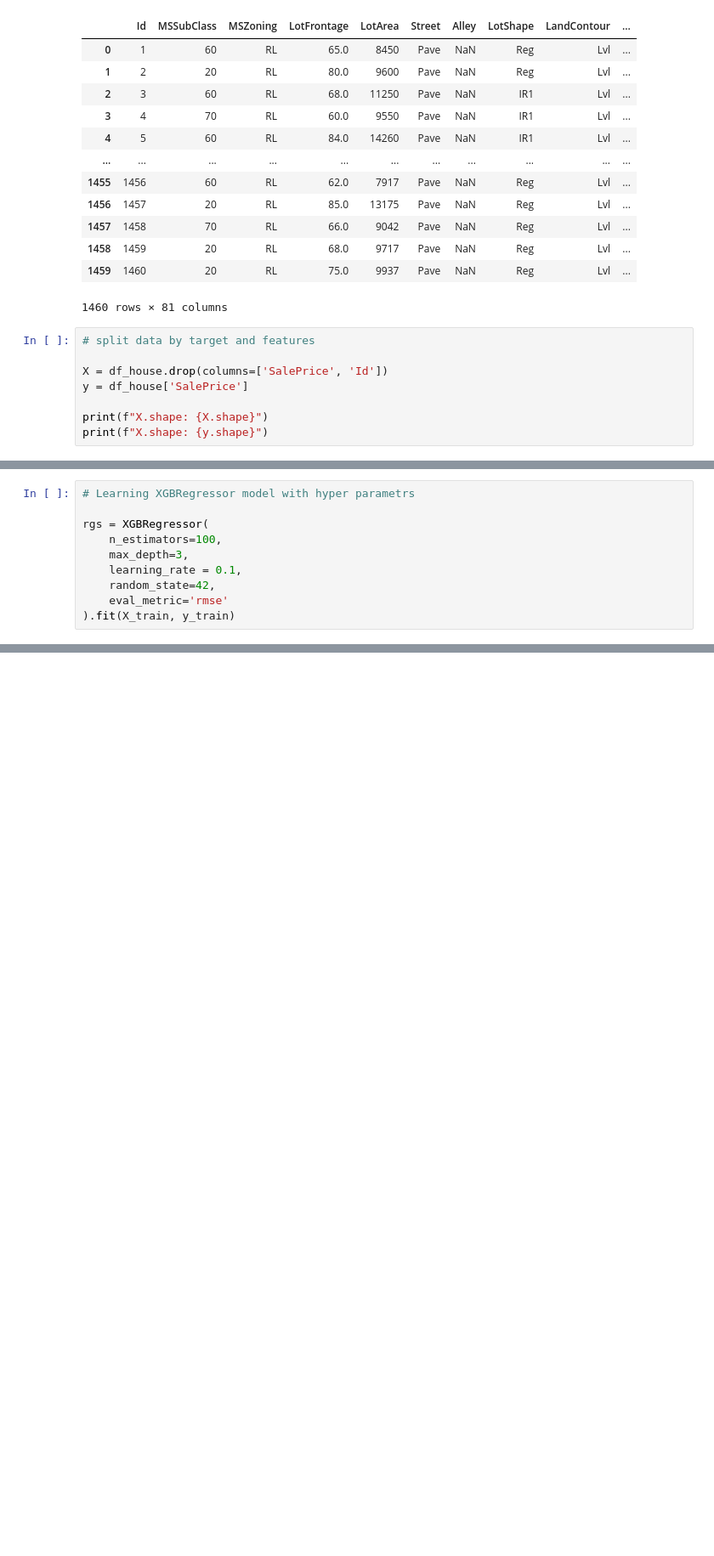
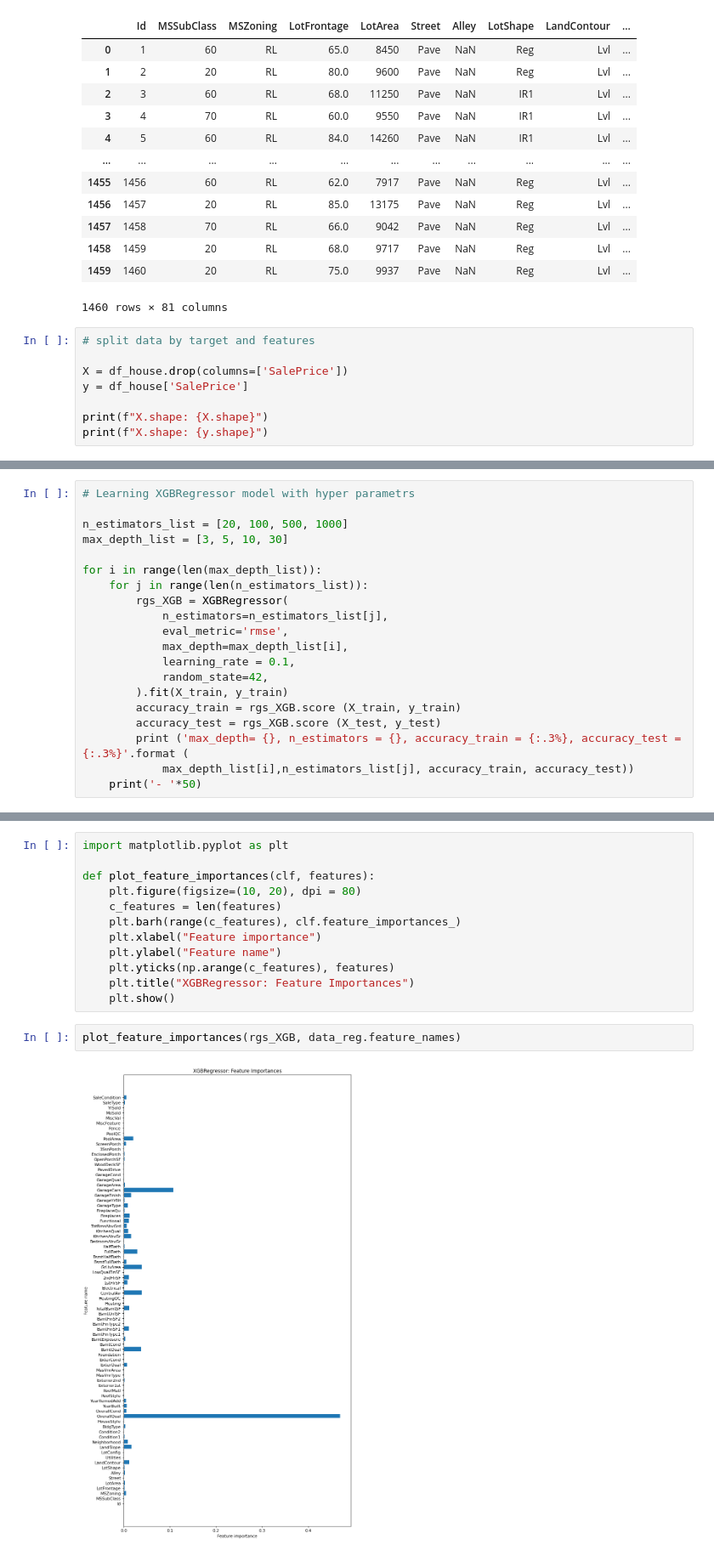
Before and after one commit to Dmytro457/HomeTask_Camp_2026, a Jupyter notebook: 5_des_tree/5_hometask_decision_trees.ipynb, the cells around one changed output, grey strips where cells are left out. Shown at 85% size. Cells and saved outputs as stored; diff of their text form; blank space fills up the shorter version.

```diff
--- a/5_des_tree/5_hometask_decision_trees.ipynb
+++ b/5_des_tree/5_hometask_decision_trees.ipynb
@@ -276,7 +298,7 @@ df_house
 # %%
 # split data by target and features
 
-X = df_house.drop(columns=['SalePrice', 'Id'])
+X = df_house.drop(columns=['SalePrice'])
 y = df_house['SalePrice']
 
 print(f"X.shape: {X.shape}")
@@ -337,10 +359,20 @@ y_train shape: (1095,)
 # %%
 # Learning XGBRegressor model with hyper parametrs
 
-rgs = XGBRegressor(
-    n_estimators=100,
-    max_depth=3,
-    learning_rate = 0.1,
-    random_state=42,
-    eval_metric='rmse'
-).fit(X_train, y_train)
+n_estimators_list = [20, 100, 500, 1000]
+max_depth_list = [3, 5, 10, 30]
+
+for i in range(len(max_depth_list)):
+    for j in range(len(n_estimators_list)):
+        rgs_XGB = XGBRegressor(
+            n_estimators=n_estimators_list[j],
+            eval_metric='rmse',
+            max_depth=max_depth_list[i],
+            learning_rate = 0.1,
+            random_state=42,
+        ).fit(X_train, y_train)
+        accuracy_train = rgs_XGB.score (X_train, y_train)
+        accuracy_test = rgs_XGB.score (X_test, y_test)
+        print ('max_depth= {}, n_estimators = {}, accuracy_train = {:.3%}, accuracy_test = {:.3%}'.format (
+            max_depth_list[i],n_estimators_list[j], accuracy_train, accuracy_test))
+    print('- '*50)
@@ -364,0 +408,16 @@ R² score on test set: 91.14%
+# %%
+import matplotlib.pyplot as plt
+
+def plot_feature_importances(clf, features):
+    plt.figure(figsize=(10, 20), dpi = 80)
+    c_features = len(features)
+    plt.barh(range(c_features), clf.feature_importances_)
+    plt.xlabel("Feature importance")
+    plt.ylabel("Feature name")
+    plt.yticks(np.arange(c_features), features)
+    plt.title("XGBRegressor: Feature Importances")
+    plt.show()
+# %%
+plot_feature_importances(rgs_XGB, data_reg.feature_names)
+# %% [output]
+[figure, added]
```
Also changed, not shown: parts of 14 cells of this notebook.
